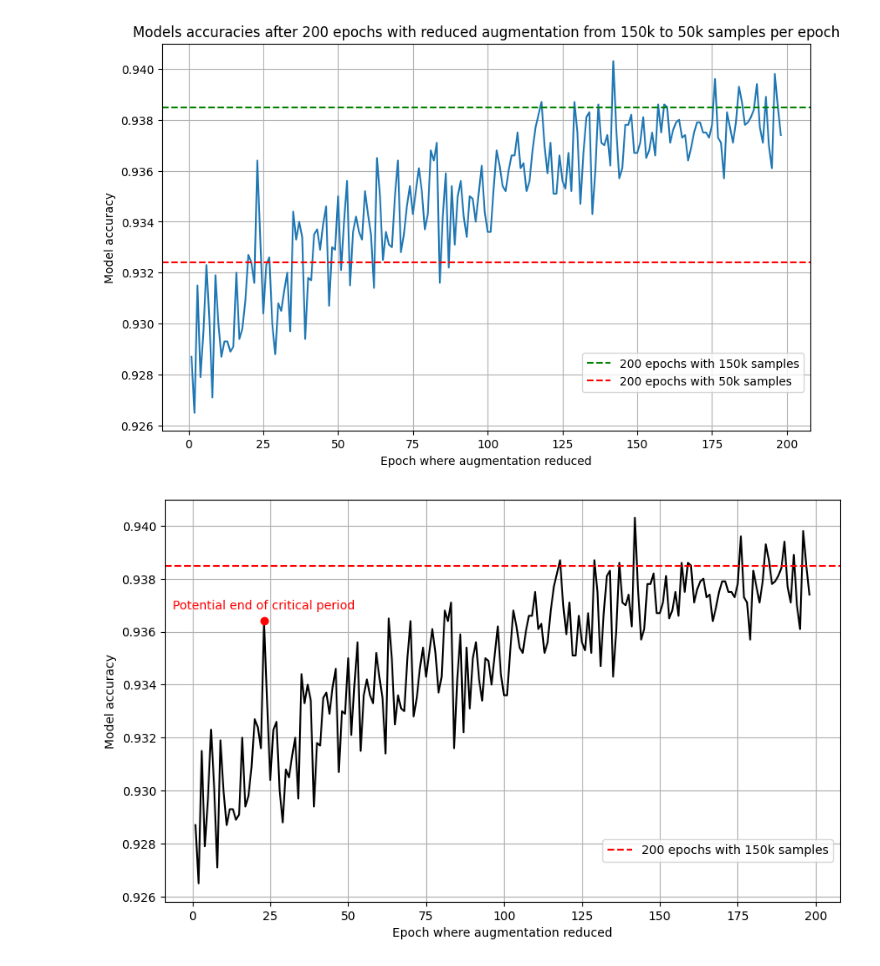
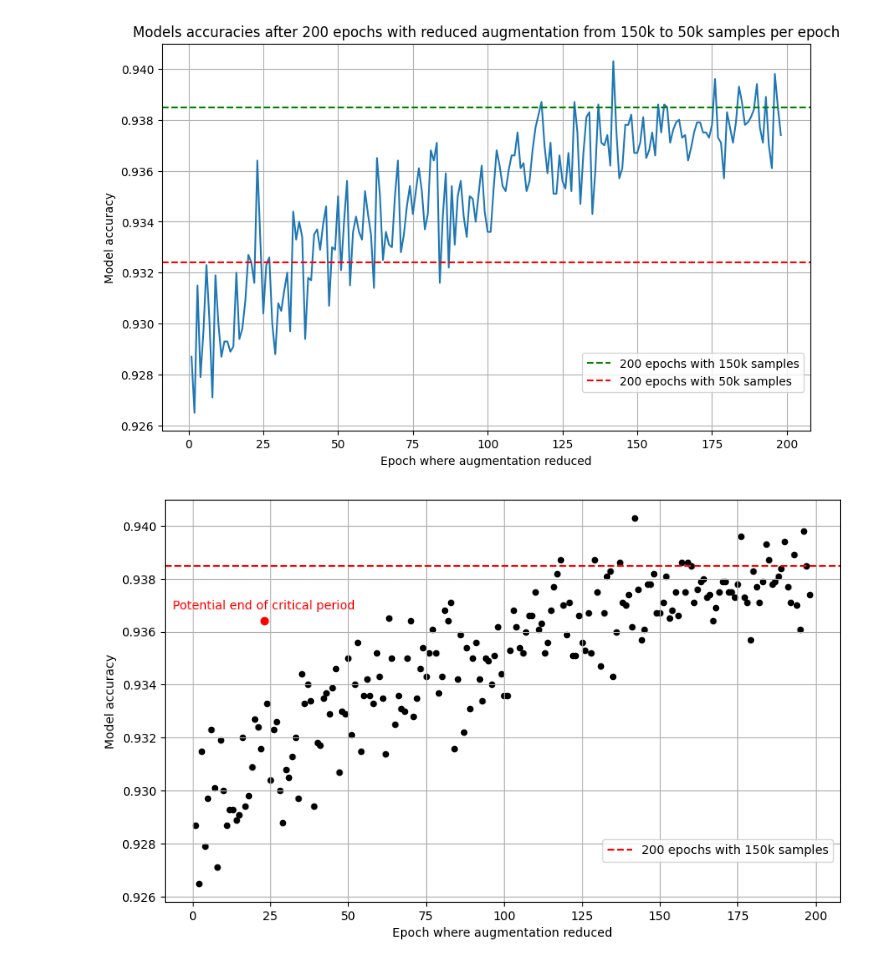
Before and after one commit to baunilhamarga/critical-periods, a Jupyter notebook: plots/no_aug_plot.ipynb, the cells around one changed output. Saved outputs shown, nothing was run; the diff lists cells and outputs as text; code cells hidden in the pictures.

Commit message:
📈 scatter oracle

```diff
--- a/plots/no_aug_plot.ipynb
+++ b/plots/no_aug_plot.ipynb
@@ -46,30 +46,30 @@ plt.show()
 # %%
 # Plot
 plt.figure(figsize=(10, 6))
-plt.plot(epochs[1:-1], accuracies[1:-1], color='black')
+plt.scatter(epochs[1:-1], accuracies[1:-1], color='black', s=20)
 plt.axhline(y=accuracies[-1], color='r', linestyle='--', label=f'{n} epochs with {k_hi*original_train_size//1000}k samples')
 
 # Highlight epoch 24 with a red circle
 epoch_to_highlight = 23
 accuracy_at_highlight = accuracies[epoch_to_highlight]
 plt.scatter(epoch_to_highlight, accuracy_at_highlight, color='red', zorder=5)
 plt.annotate(f'Potential end of critical period', (epoch_to_highlight, accuracy_at_highlight), textcoords="offset points", xytext=(0,10), ha='center', color='red')
 
 # Move the legend to the top right corner outside the plot
 plt.legend(loc='lower right', bbox_to_anchor=(0.99, 0.1), borderaxespad=0.)
 
 # Title and labels
 #plt.title(f'Models accuracies after {n} epochs with reduced augmentation from {k_hi*original_train_size//1000}k to {k_lo*original_train_size//1000}k samples per epoch')
 plt.xlabel('Epoch where augmentation reduced')
 plt.ylabel('Model accuracy')
 
 # Enable grid
 plt.grid(True)
 
 # Save the plot
-plt.savefig(f'./figures/{model}_{dataset}_critical_oracle.pdf', format='pdf', bbox_inches='tight')
+plt.savefig(f'./figures/{model}_{dataset}_critical_oracle_scatter.pdf', format='pdf', bbox_inches='tight')
 
 # Show the plot
 plt.show()
 # %% [output]
-[figure, old version]
+[figure, new version]
```
Also changed, not shown: parts of 1 cell of this notebook, 1 other file.
